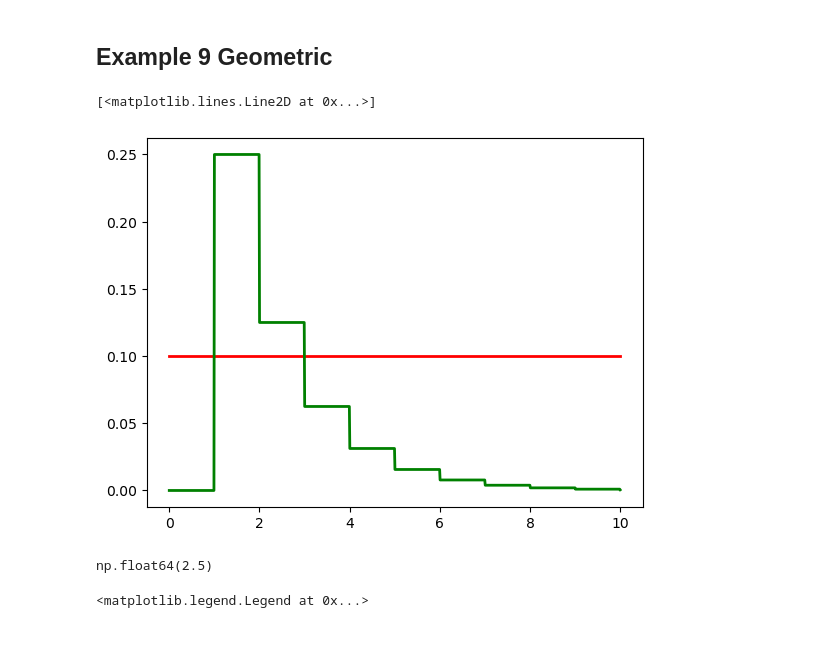
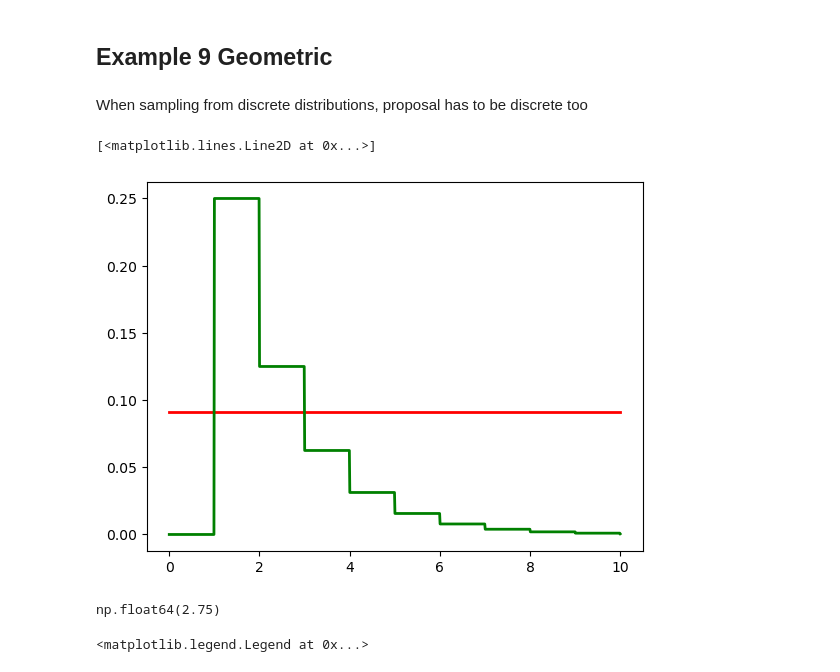
Before and after one commit to aayrapet/MC_simulations, a Jupyter notebook: reject_sampling.ipynb, the cells around one changed output. Drawn from its saved outputs; the diff is of its cells as text; code cells hidden in the pictures; blank space fills up the shorter version.

Commit message:
discrete correct

```diff
--- a/reject_sampling.ipynb
+++ b/reject_sampling.ipynb
@@ -808,43 +808,45 @@ plt.show()
 [figure]
 # %% [markdown]
 ## **Example 9 Geometric**
+# %% [markdown]
+When sampling from discrete distributions, proposal has to be discrete too
 # %%
 def _f(x,p):
     if x>=1:
         return p*(1-p)**np.floor(x)
     else:
         return 0
 p=0.5
 f = np.vectorize(_f, otypes=[float])
 support = (0, 10)#attention!! limited support !!!
 number_observations = 1000
 support_x = np.linspace(support[0], support[1], number_observations)
 f_pdf=f(support_x,p)
 
 
 def _g(x,a,b):
     if ((x<a) or (x>b)) :
         return 0
     else:
-        return 1/(b-a)
+        return 1/(b-a+1)
 
 # Define the function M as the maximum of the ratio f(x)/g(x,teta)
 g = np.vectorize(_g, otypes=[float])
 a=0
 b=10
 g_pdf = g(support_x,a,b)
 
 plt.plot(support_x, g_pdf, 'r-', lw=2,label="G(x)")  # Add label for legend
 # #
 plt.plot(support_x, f_pdf, 'g-', lw=2,label="F(x)")
 # %% [output]
 [<matplotlib.lines.Line2D at 0x...>]
-[figure, old version]
+[figure, new version]
 # %%
 M=np.max(f_pdf/g_pdf)
 M
 # %% [output]
-np.float64(2.5)
+np.float64(2.75)
 # %%
 plt.plot(support_x, g_pdf*M, 'r-', lw=2,label="M*G(x)")  # Add label for legend
 plt.plot(support_x, f_pdf, 'g-', lw=2,label="F(x)")
```
Also changed, not shown: parts of 9 cells of this notebook.
